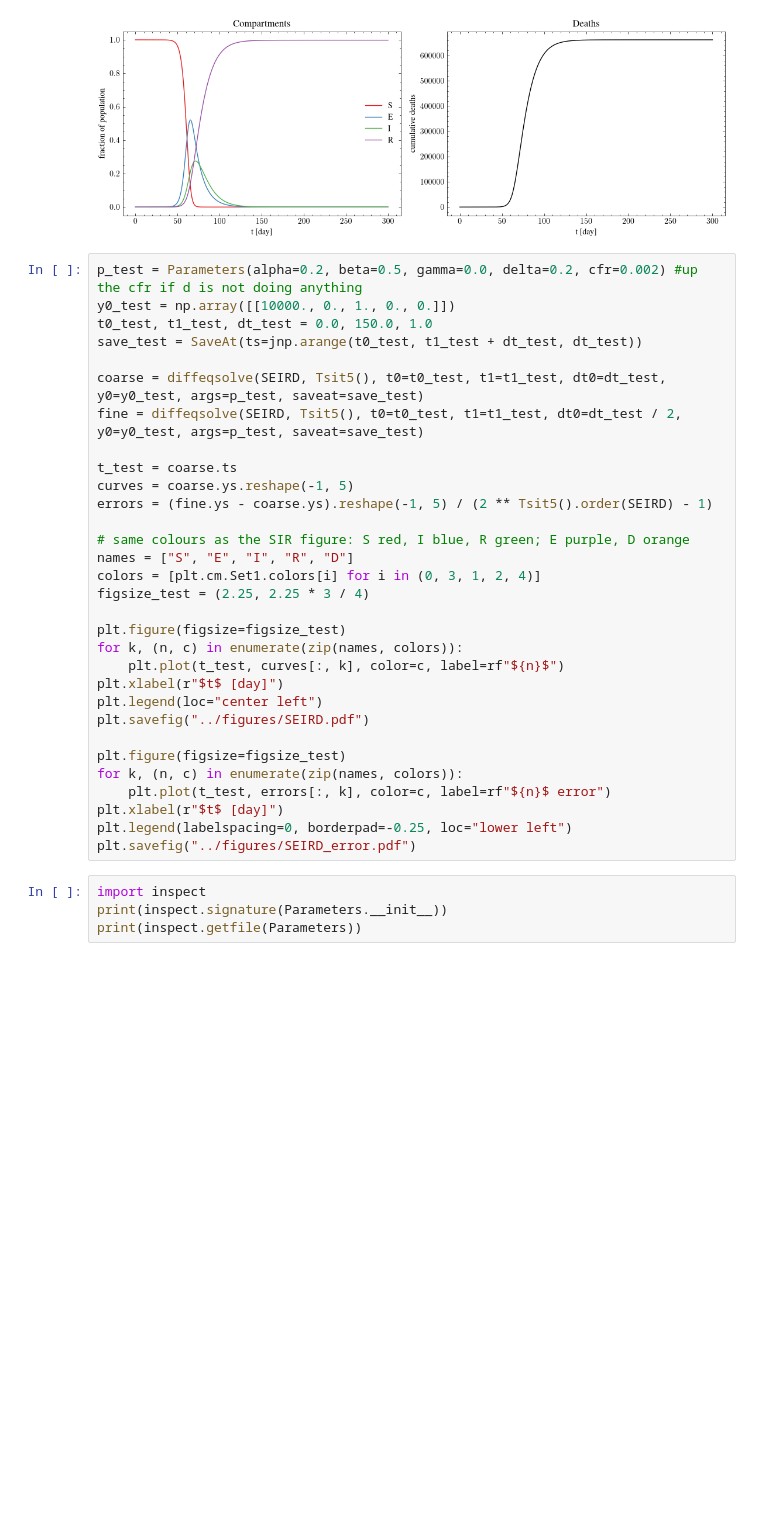
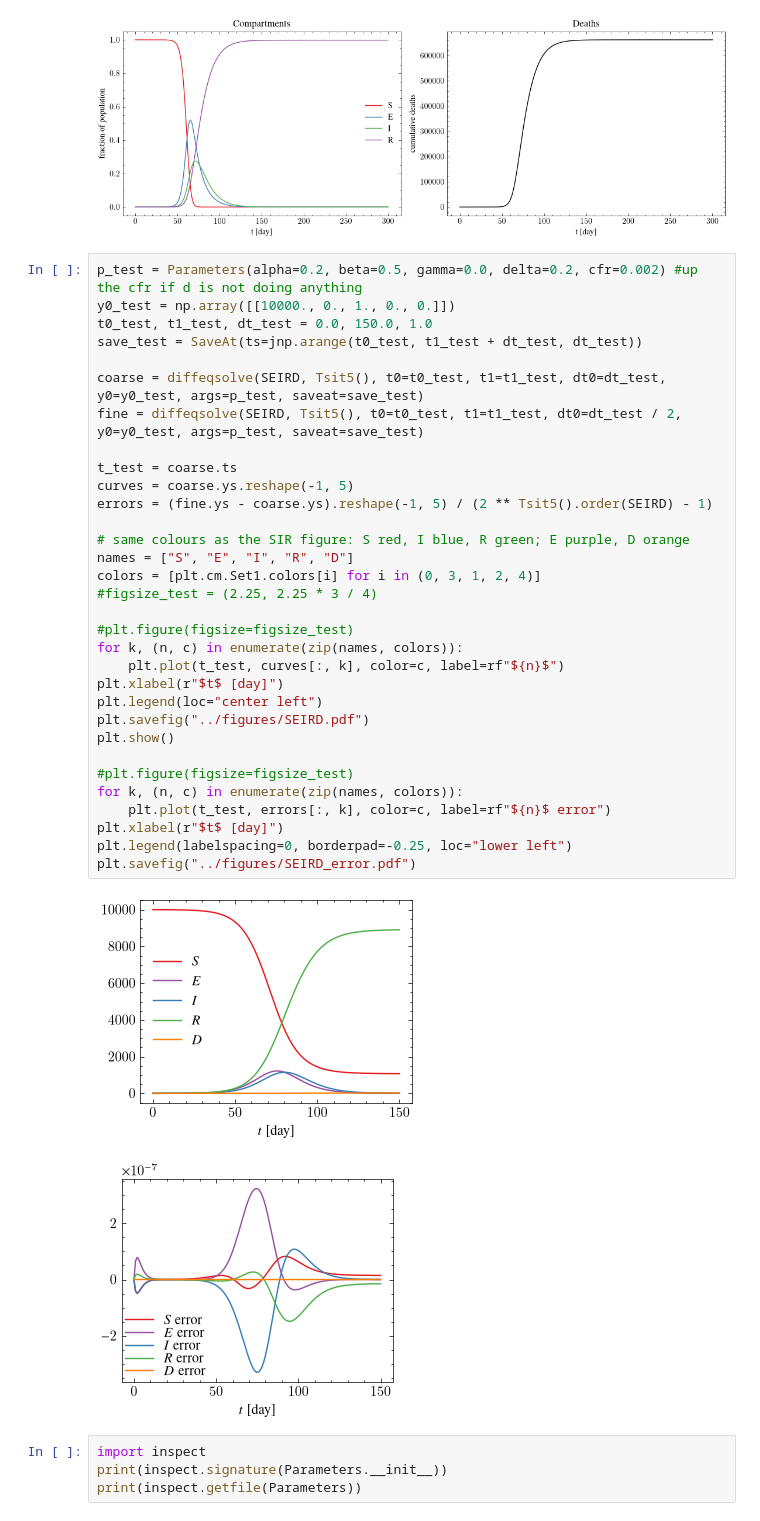
Before and after one commit to AndreaRaaschou/BERN01, a Jupyter notebook: disease_project/hugo/main_usa.ipynb, the cells around one changed output. Saved outputs shown, nothing was run; the diff lists cells and outputs as text; blank space fills up the shorter version.

Commit message:
run code and remove figsize specification

```diff
--- a/disease_project/hugo/main_usa.ipynb
+++ b/disease_project/hugo/main_usa.ipynb
@@ -104,34 +104,38 @@ plt.savefig("../figures/SEIRD_totals.pdf")
 # %%
 p_test = Parameters(alpha=0.2, beta=0.5, gamma=0.0, delta=0.2, cfr=0.002) #up the cfr if d is not doing anything
 y0_test = np.array([[10000., 0., 1., 0., 0.]])
 t0_test, t1_test, dt_test = 0.0, 150.0, 1.0
 save_test = SaveAt(ts=jnp.arange(t0_test, t1_test + dt_test, dt_test))
 
 coarse = diffeqsolve(SEIRD, Tsit5(), t0=t0_test, t1=t1_test, dt0=dt_test, y0=y0_test, args=p_test, saveat=save_test)
 fine = diffeqsolve(SEIRD, Tsit5(), t0=t0_test, t1=t1_test, dt0=dt_test / 2, y0=y0_test, args=p_test, saveat=save_test)
 
 t_test = coarse.ts
 curves = coarse.ys.reshape(-1, 5)
 errors = (fine.ys - coarse.ys).reshape(-1, 5) / (2 ** Tsit5().order(SEIRD) - 1)
 
 # same colours as the SIR figure: S red, I blue, R green; E purple, D orange
 names = ["S", "E", "I", "R", "D"]
 colors = [plt.cm.Set1.colors[i] for i in (0, 3, 1, 2, 4)]
-figsize_test = (2.25, 2.25 * 3 / 4)
+#figsize_test = (2.25, 2.25 * 3 / 4)
 
-plt.figure(figsize=figsize_test)
+#plt.figure(figsize=figsize_test)
 for k, (n, c) in enumerate(zip(names, colors)):
     plt.plot(t_test, curves[:, k], color=c, label=rf"${n}$")
 plt.xlabel(r"$t$ [day]")
 plt.legend(loc="center left")
 plt.savefig("../figures/SEIRD.pdf")
+plt.show()
 
-plt.figure(figsize=figsize_test)
+#plt.figure(figsize=figsize_test)
 for k, (n, c) in enumerate(zip(names, colors)):
     plt.plot(t_test, errors[:, k], color=c, label=rf"${n}$ error")
 plt.xlabel(r"$t$ [day]")
 plt.legend(labelspacing=0, borderpad=-0.25, loc="lower left")
 plt.savefig("../figures/SEIRD_error.pdf")
+# %% [output]
+[figure, added]
+[figure, added]
 # %%
 import inspect
 print(inspect.signature(Parameters.__init__))
```
Also changed, not shown: parts of 1 cell of this notebook, 7 other files.
